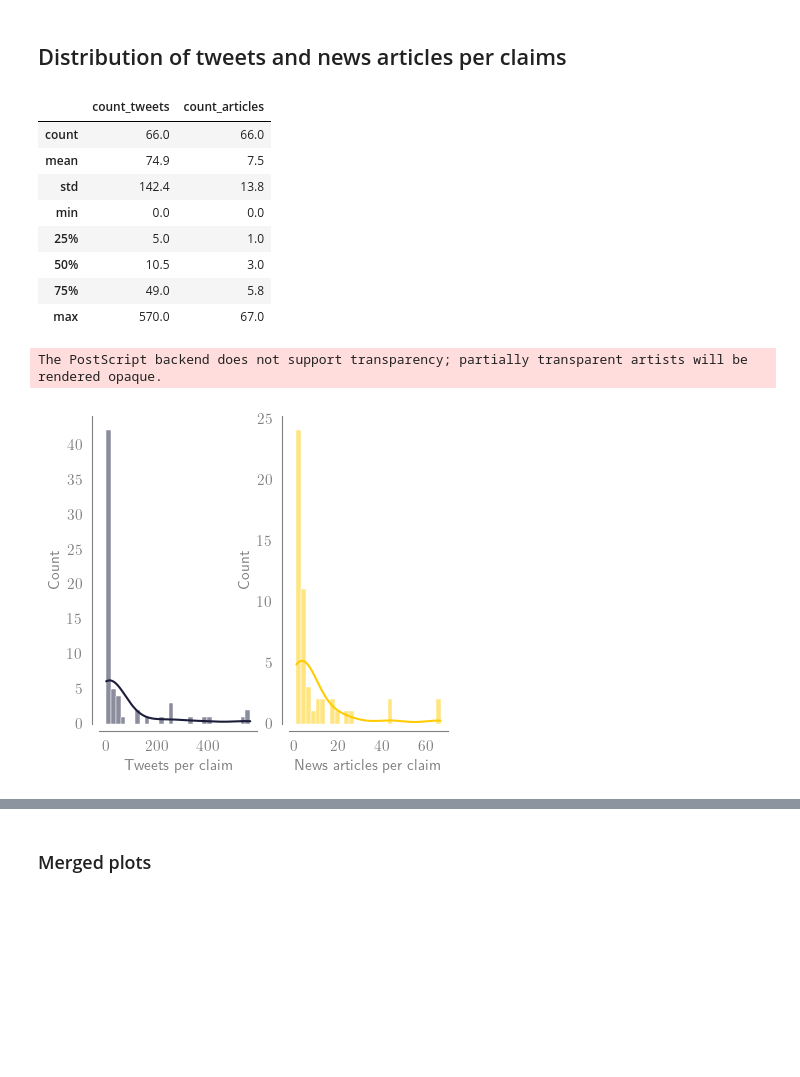
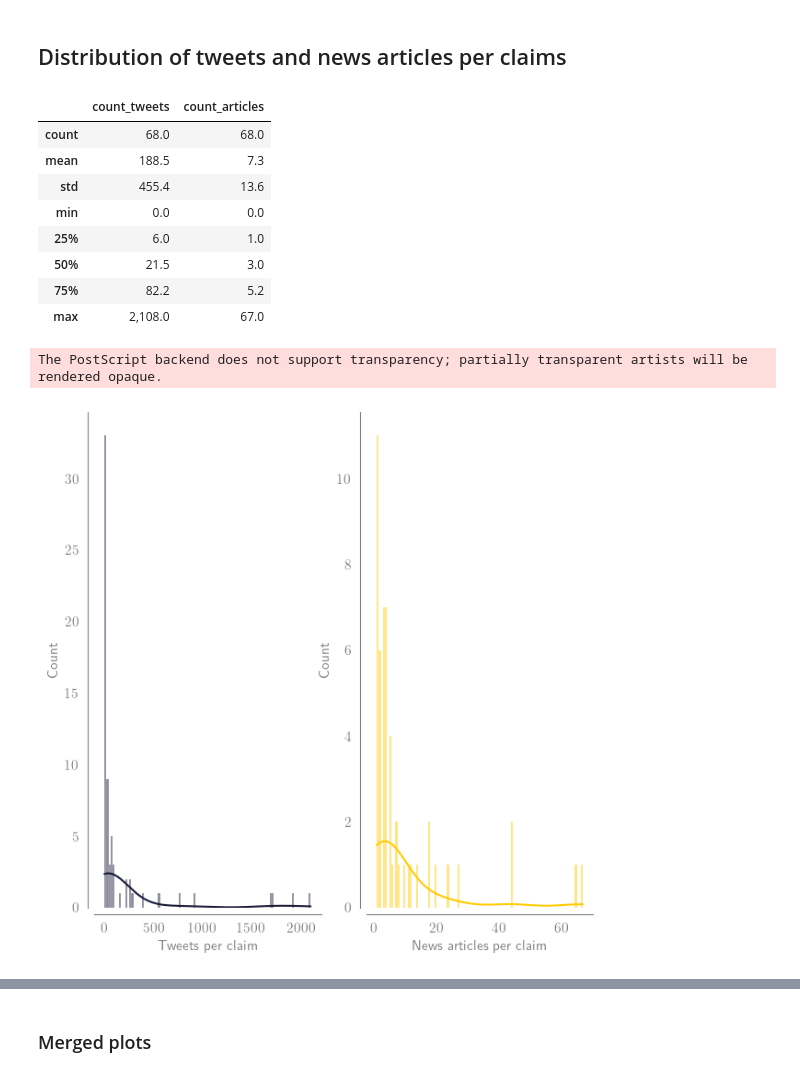
Before and after one commit to TeMU-BSC/iberifier, a Jupyter notebook: analysis/Descriptive stats.ipynb, the cells around one changed output, grey strips where cells are left out. Cells and saved outputs as stored; diff of their text form; code cells hidden in the pictures; blank space fills up the shorter version.

```diff
--- a/analysis/Descriptive stats.ipynb
+++ b/analysis/Descriptive stats.ipynb
@@ -238,19 +238,21 @@ def save_plot(fig, ax, filename, sample, half_sise=False, png_size=None, eps_siz
 
     if png_size:
         fig.set_size_inches(png_size)
+    else:
+        fig.set_size_inches(7, 7)
     despine(ax, 'grey')
 
     # Increase font size of everything
     fontsize = 16
-    fontsize_legend = 16
+    fontsize_legend = 12
 
     color_legend = 'grey'
     color_text = 'grey'
     change_font_size(ax, fontsize)
     tweak_legend(ax, legend_position, legend, fontsize_legend, color_legend)
 
- #bbox_inches='tight'
-    fig.savefig(f'./plots/png/{sample}/{sample}_{filename}.png', pad_inches=0.1,  dpi=600)
+ #
+    fig.savefig(f'./plots/png/{sample}/{sample}_{filename}.png', pad_inches=0.1, bbox_inches='tight', dpi=600)
 
     if eps_size:
         fig.set_size_inches(eps_size)
@@ -262,9 +264,8 @@ def save_plot(fig, ax, filename, sample, half_sise=False, png_size=None, eps_siz
     color_text = 'grey'
     change_font_size(ax, fontsize)
     tweak_legend(ax, legend_position, legend, fontsize_legend, color_legend)
-#, bbox_inches='tight'
 
-    fig.savefig(f'./plots/eps/{sample}/{sample}_{filename}.eps', pad_inches=0.1, dpi=600)
+    fig.savefig(f'./plots/eps/{sample}/{sample}_{filename}.eps', bbox_inches='tight', pad_inches=0.1, dpi=600)
 # %% [markdown]
 # Loading data
 # %%
@@ -384,21 +385,21 @@ df_keywords.head(1)
 # EVAL
 ## Iberifier
 mask_eval_iberifier =  (df_iberifier['qualification'] == 'Falso') & (df_iberifier['fact_checker'].isin(['Maldita.es', 'EFE Verifica', 'Newtral']))
-df_iberifier['eval_subset'] = mask_eval_iberifier
+df_iberifier['experience_subset'] = mask_eval_iberifier
 #### Get the list of valid fact_ids to mask the other sets
-list_fact_id_eval = df_iberifier[df_iberifier['eval_subset'] == True]['fact_id'].to_list()
+list_fact_id_eval = df_iberifier[df_iberifier['experience_subset'] == True]['fact_id'].to_list()
 
 ## Tweets
 mask_tweets_eval = df_tweets['fact_id'].apply(lambda x: any(item in list_fact_id_eval for item in x))
-df_tweets['eval_subset'] = mask_tweets_eval
+df_tweets['experience_subset'] = mask_tweets_eval
 
 ## Mynews
 mask_mynews_eval =  df_mynews['fact_id'].isin(list_fact_id_eval)
-df_mynews['eval_subset'] = mask_mynews_eval
+df_mynews['experience_subset'] = mask_mynews_eval
 
 ## Keywords
 mask_keywords_eval =  df_keywords['fact_id'].isin(list_fact_id_eval)
-df_keywords['eval_subset'] = mask_keywords_eval
+df_keywords['experience_subset'] = mask_keywords_eval
 
 # TOPIC_RELATION
 ## Tweets
@@ -420,7 +421,7 @@ df_iberifier['topic_relation_subset'] = mask_iberifier_topic_relation
 
 # On-Topic
 ## Tweets
-mask_tweets_on_topic = (df_tweets['claim_relation'] == 'on-claim') & mask_tweets_topic_relation
+mask_tweets_on_topic = (df_tweets['topic_relation'] == 'on-topic') & mask_tweets_topic_relation
 df_tweets['on_topic_subset'] = mask_tweets_on_topic
 ## Mynews
 mask_mynews_on_topic = (df_mynews['topic_relation'] == 'on-topic') & mask_mynews_topic_relation
@@ -1247,35 +1246,35 @@ stat_count_per_claims.to_csv(f"./tables/{sample}stat_count_per_claims.csv")
 stat_count_per_claims
 # %% [output]
 |  | count_tweets | count_articles |
-| count | 66.0 | 66.0 |
-| mean | 74.9 | 7.5 |
-| std | 142.4 | 13.8 |
+| count | 68.0 | 68.0 |
+| mean | 188.5 | 7.3 |
+| std | 455.4 | 13.6 |
 | min | 0.0 | 0.0 |
-| 25% | 5.0 | 1.0 |
-| 50% | 10.5 | 3.0 |
-| 75% | 49.0 | 5.8 |
-| max | 570.0 | 67.0 |
+| 25% | 6.0 | 1.0 |
+| 50% | 21.5 | 3.0 |
+| 75% | 82.2 | 5.2 |
+| max | 2,108.0 | 67.0 |
 # %%
 sns.set_style("white")
 
 fig, ax = plt.subplots(1,2)
 #fig.suptitle('Distribution of Tweets and news articles per claim')
 sns.despine(offset=5, trim=False);
 
-sns.histplot(tweets_grouped, kde=True, ax=ax[0], bins=30, label='Tweets', color=main_color)
+sns.histplot(tweets_grouped, kde=True, ax=ax[0], bins=100, label='Tweets', color=main_color)
 ax[0].set(xlabel='Tweets per claim')
 
-sns.histplot(mynews_grouped, kde=True,  ax=ax[1], bins=30, label="News articles", color=second_color)
+sns.histplot(mynews_grouped, kde=True,  ax=ax[1], bins=100, label="News articles", color=second_color)
 ax[1].set(xlabel='News articles per claim')
 
 
 filename = f'tweets_news_per_claims_hist'
 save_plot(fig, ax, filename, sample)
 
 plt.show()
 # %% [output]
 The PostScript backend does not support transparency; partially transparent artists will be rendered opaque.
-[figure, old version]
+[figure, new version]
 # %%
 sns.set_style("white")
 
```
Also changed, not shown: parts of 68 cells of this notebook, 2 other files.
